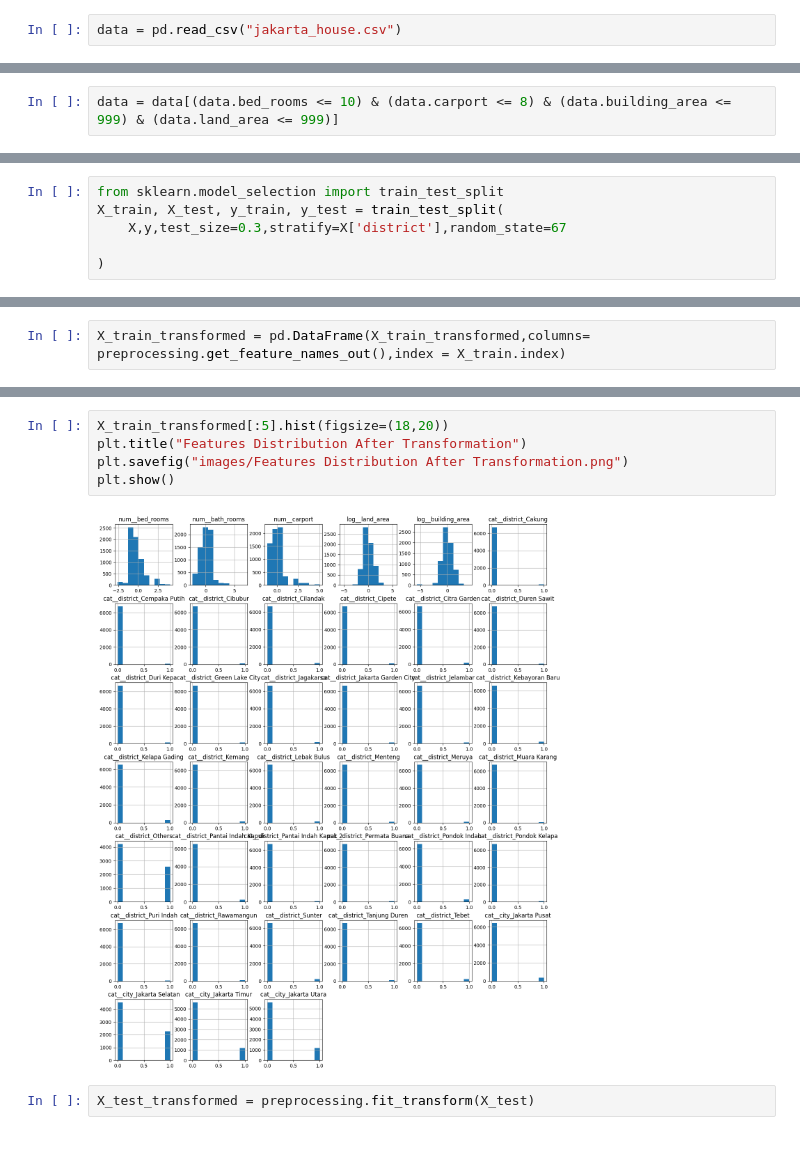
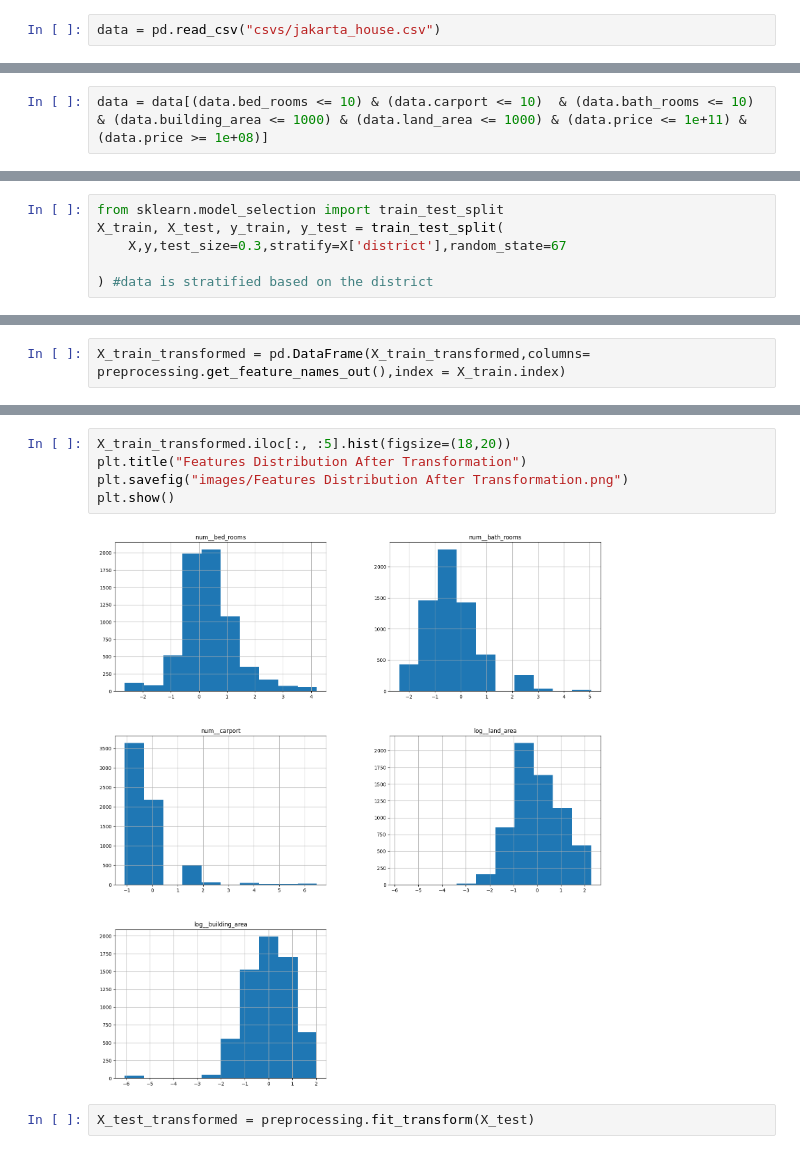
Before and after one commit to WinarOwen/Jakarta-House-Price-Prediction, a Jupyter notebook: mlstuff.ipynb, the cells around one changed output, grey strips where cells are left out. Cells and saved outputs as stored; diff of their text form.

```diff
--- a/mlstuff.ipynb
+++ b/mlstuff.ipynb
@@ -6,4 +6,4 @@ import pandas as pd
 # %% [markdown]
 # Preprocessing
 # %%
-data = pd.read_csv("jakarta_house.csv")
+data = pd.read_csv("csvs/jakarta_house.csv")
@@ -27,7 +39,7 @@ plt.show()
 # %% [output]
 [figure]
 # %%
-data = data[(data.bed_rooms <= 10) & (data.carport <= 8) & (data.building_area <= 999) & (data.land_area <= 999)]
+data = data[(data.bed_rooms <= 10) & (data.carport <= 10)  & (data.bath_rooms <= 10) & (data.building_area <= 1000) & (data.land_area <= 1000) & (data.price <= 1e+11) & (data.price >= 1e+08)]
 # %%
 data.info()
 # %% [output]
@@ -290,7 +266,7 @@ from sklearn.model_selection import train_test_split
 X_train, X_test, y_train, y_test = train_test_split(
     X,y,test_size=0.3,stratify=X['district'],random_state=67
 
-)
+) #data is stratified based on the district
 # %%
 X_train.info()
 # %% [output]
@@ -442,10 +420,10 @@ X_train_transformed.head()
 # %%
-X_train_transformed[:5].hist(figsize=(18,20))
+X_train_transformed.iloc[:, :5].hist(figsize=(18,20))
 plt.title("Features Distribution After Transformation")
 plt.savefig("images/Features Distribution After Transformation.png")
 plt.show()
 # %% [output]
-[figure, old version]
+[figure, new version]
 # %%
 X_test_transformed = preprocessing.fit_transform(X_test)
 # %%
```
Also changed, not shown: parts of 70 cells of this notebook, 19 other files.
